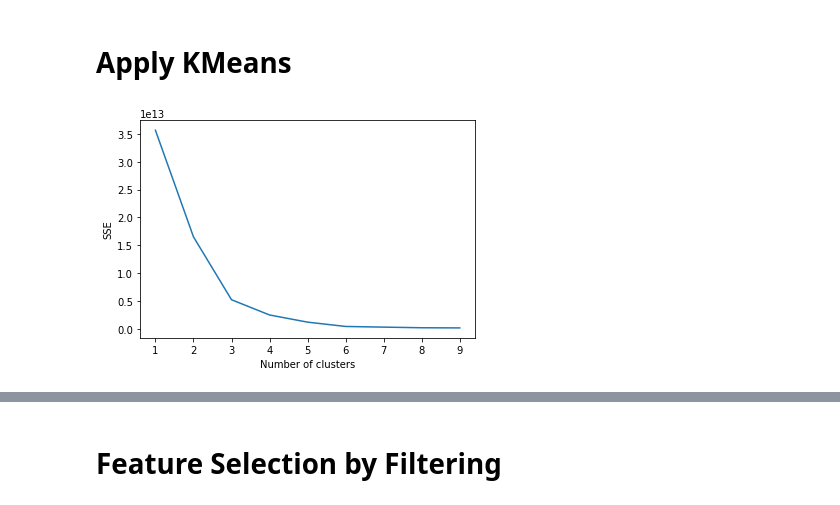
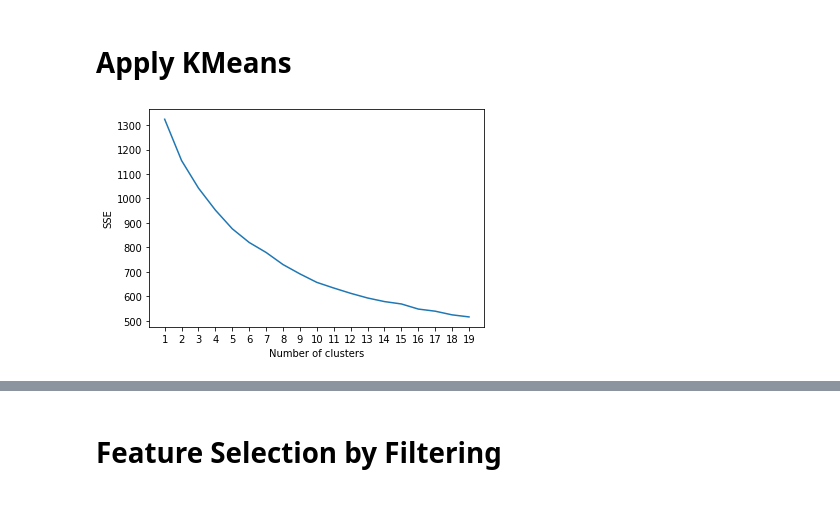
Before and after one commit to Ebrahimmm2019/Applied-Machine-Learning, a Jupyter notebook: dimensionality-reduction/Dimensionality_Reduction2.ipynb, the cells around one changed output, grey strips where cells are left out. Drawn from its saved outputs; the diff is of its cells as text; code cells hidden in the pictures.

```diff
--- a/dimensionality-reduction/Dimensionality_Reduction2.ipynb
+++ b/dimensionality-reduction/Dimensionality_Reduction2.ipynb
@@ -95,3 +46,14 @@ X_test, y_test = pokemon_test.iloc[:, :-1], pokemon_test.iloc[:, -1]
+# %%
+from sklearn.preprocessing import MinMaxScaler
+
+scaler = MinMaxScaler(feature_range = (0, 1))
+columns = X_train.columns
+
+X_train = scaler.fit_transform(X_train)
+X_test = scaler.transform(X_test)
+
+X_train = pd.DataFrame(X_train, columns=columns)
+X_test = pd.DataFrame(X_test, columns=columns)
 # %% [markdown]
 ## Apply Gaussian Naive Bayes Baseline Model
 # %%
@@ -173,15 +117,16 @@ plotData(X_train_reduced, y_train, colors)
 from sklearn.cluster import KMeans
 # %%
 sse = []
-for k in range(1, 10):
+for k in range(1, 20):
     kmeans = KMeans(n_clusters=k, max_iter=1000, random_state=0).fit(X_train)
     sse.append(kmeans.inertia_)
 plt.figure()
-plt.plot(range(1, 10), sse)
+plt.plot(range(1, 20), sse)
+plt.xticks(range(1, 20))
 plt.xlabel("Number of clusters")
 plt.ylabel("SSE")
 plt.show()
 # %% [output]
-[figure, old version]
+[figure, new version]
 # %%
 X_train_kmeans = X_train.copy()
```
Also changed, not shown: parts of 57 cells of this notebook.
